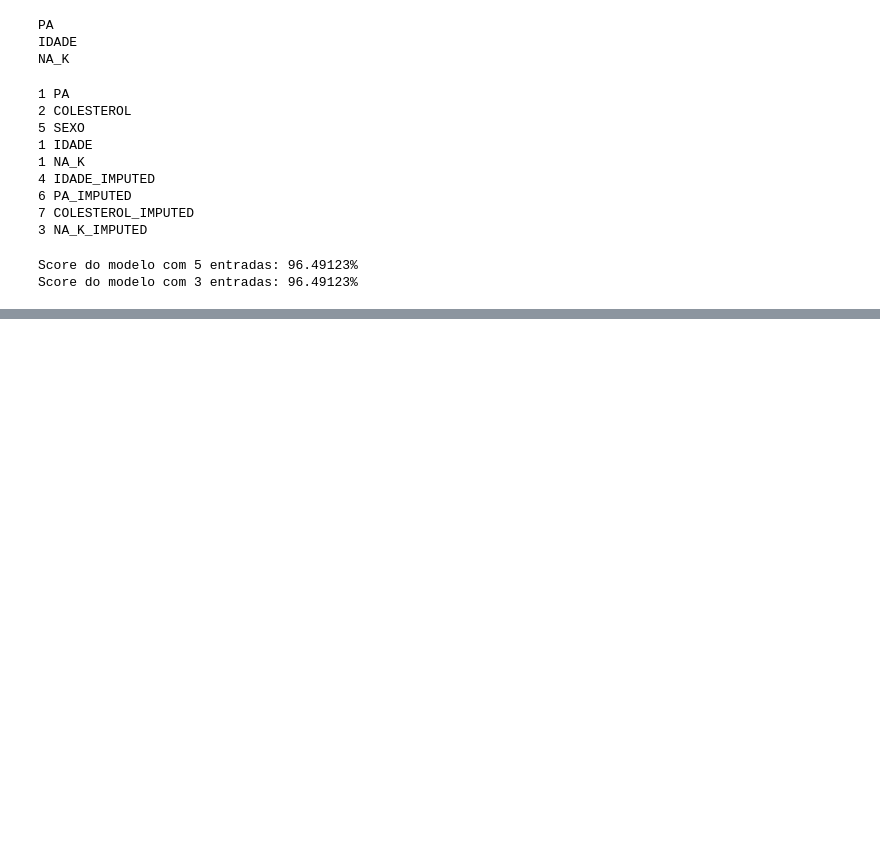
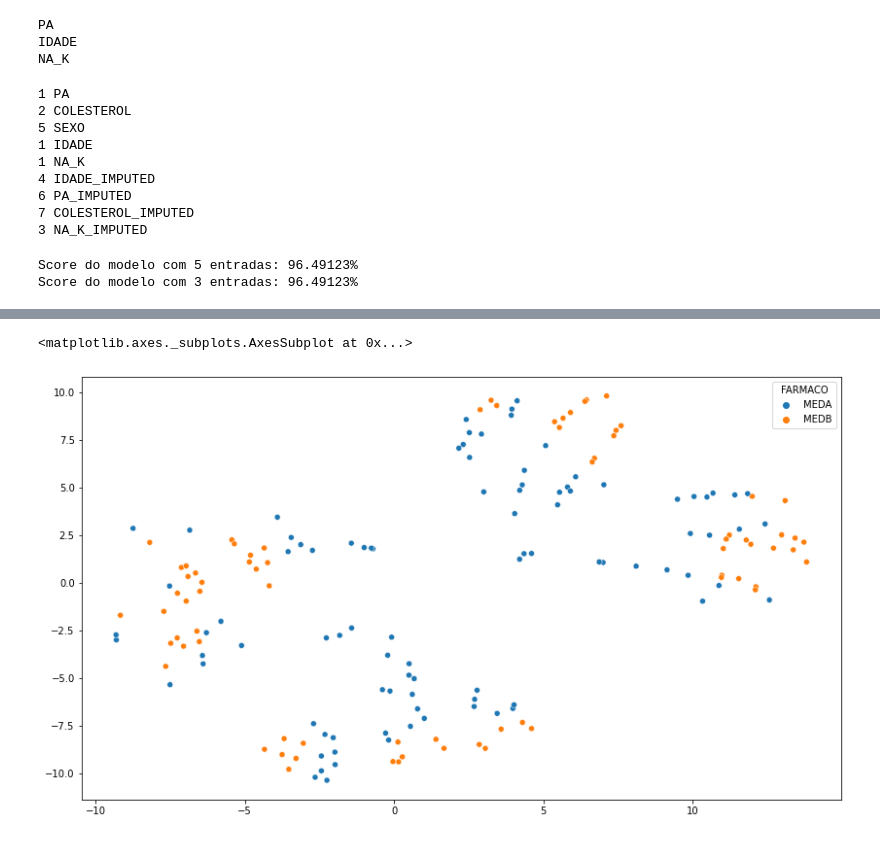
Before and after one commit to inf032/introducaoML, a Jupyter notebook: Farm04.Selecao_Preditoras.ipynb, the cells around one changed output, grey strips where cells are left out. Cells and saved outputs as stored; diff of their text form; code cells hidden in the pictures; blank space fills up the shorter version.

```diff
--- a/Farm04.Selecao_Preditoras.ipynb
+++ b/Farm04.Selecao_Preditoras.ipynb
@@ -276,0 +297,11 @@ Score do modelo com 3 entradas: 96.49123%
+# %%
+from sklearn.manifold import TSNE
+
+tsne = TSNE(n_components = 2)
+X_train_tnse = tsne.fit_transform(X_train_transformed)
+
+plt.figure(figsize=(14, 8))
+sns.scatterplot(x = X_train_tnse[:,0], y = X_train_tnse[:,1], hue = y_train)
+# %% [output]
+<matplotlib.axes._subplots.AxesSubplot at 0x...>
+[figure, added]
```
Also changed, not shown: parts of 6 cells of this notebook.
